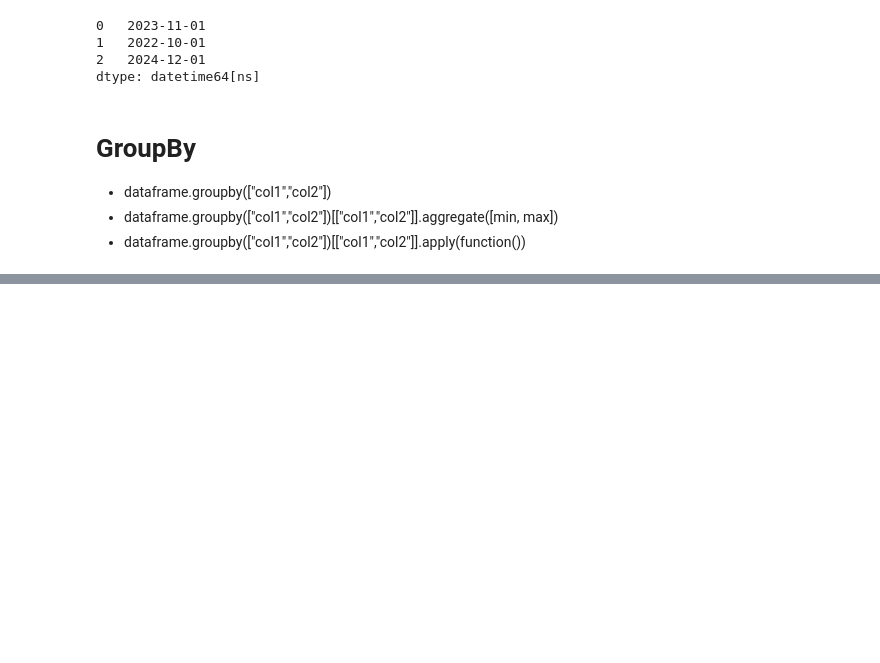
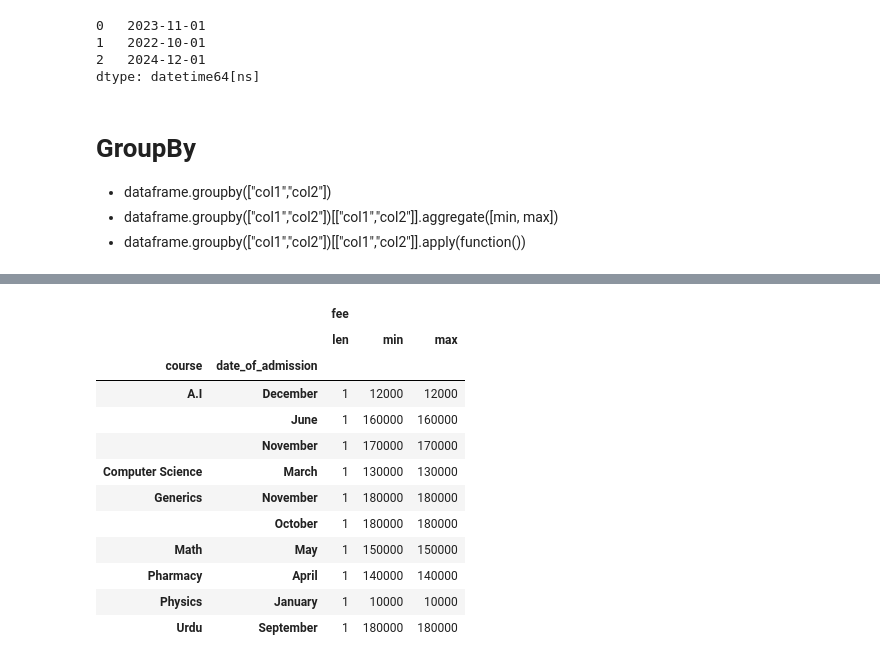
Before and after one commit to MuhammadAhsaanAbbasi/python_PracticeSession, a Jupyter notebook: class12/class12.ipynb, the cells around one changed output, grey strips where cells are left out. Cells and saved outputs as stored; diff of their text form; code cells hidden in the pictures; blank space fills up the shorter version.

```diff
--- a/class12/class12.ipynb
+++ b/class12/class12.ipynb
@@ -893,0 +932,16 @@ print("Hello World!")
+# %%
+students_df.groupby(["course", students_df["date_of_admission"].dt.strftime("%B")])[["fee"]].agg([len,min,max])
+# %% [output]
+|  |  | fee |  |  |
+|  |  | len | min | max |
+| course | date_of_admission |  |  |  |
+| A.I | December | 1 | 12000 | 12000 |
+|  | June | 1 | 160000 | 160000 |
+|  | November | 1 | 170000 | 170000 |
+| Computer Science | March | 1 | 130000 | 130000 |
+| Generics | November | 1 | 180000 | 180000 |
+|  | October | 1 | 180000 | 180000 |
+| Math | May | 1 | 150000 | 150000 |
+| Pharmacy | April | 1 | 140000 | 140000 |
+| Physics | January | 1 | 10000 | 10000 |
+| Urdu | September | 1 | 180000 | 180000 |
```
Also changed, not shown: parts of 13 cells of this notebook.
